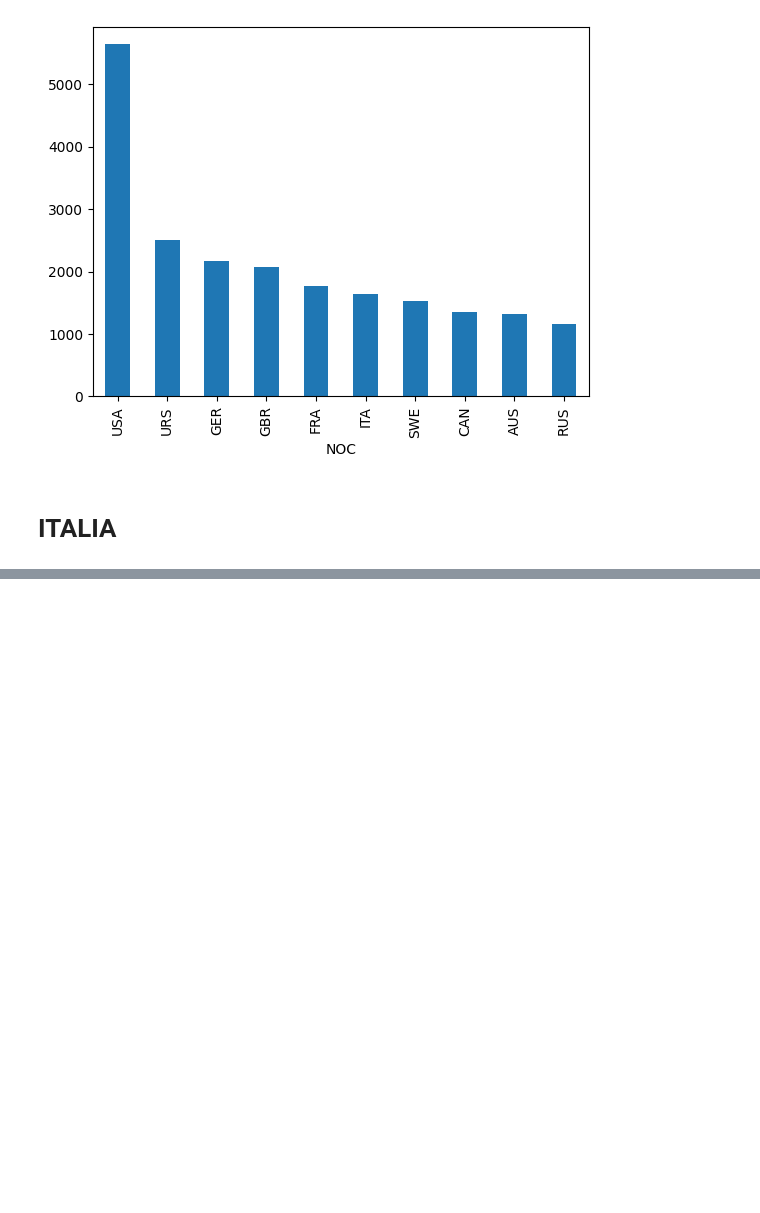
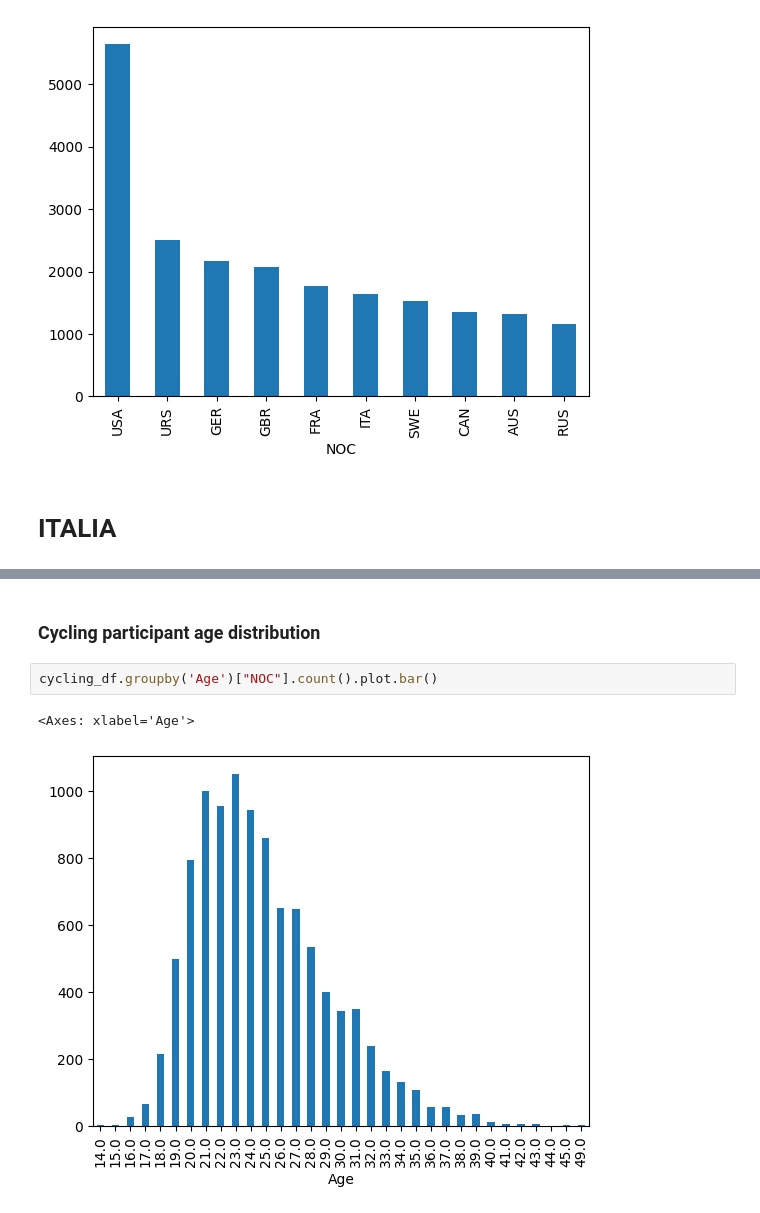
Before and after one commit to Aggisimov/Grupparbete_Italy, a Jupyter notebook: grupparbete.ipynb, the cells around one changed output, grey strips where cells are left out. Cells and saved outputs as stored; diff of their text form; blank space fills up the shorter version.

```diff
--- a/grupparbete.ipynb
+++ b/grupparbete.ipynb
@@ -127,0 +241,7 @@ italydf
+# %% [markdown]
+### Cycling participant age distribution
+# %%
+cycling_df.groupby('Age')["NOC"].count().plot.bar()
+# %% [output]
+<Axes: xlabel='Age'>
+[figure, added]
```
Also changed, not shown: parts of 9 cells of this notebook, 1 other file.
